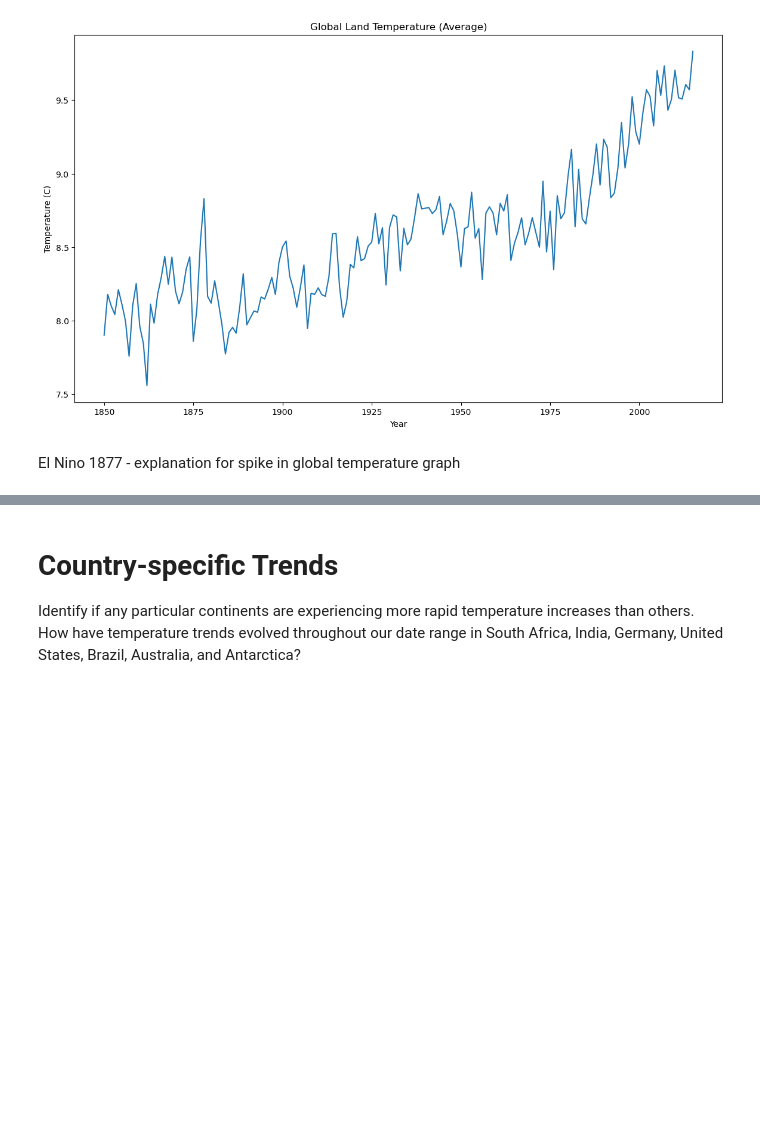
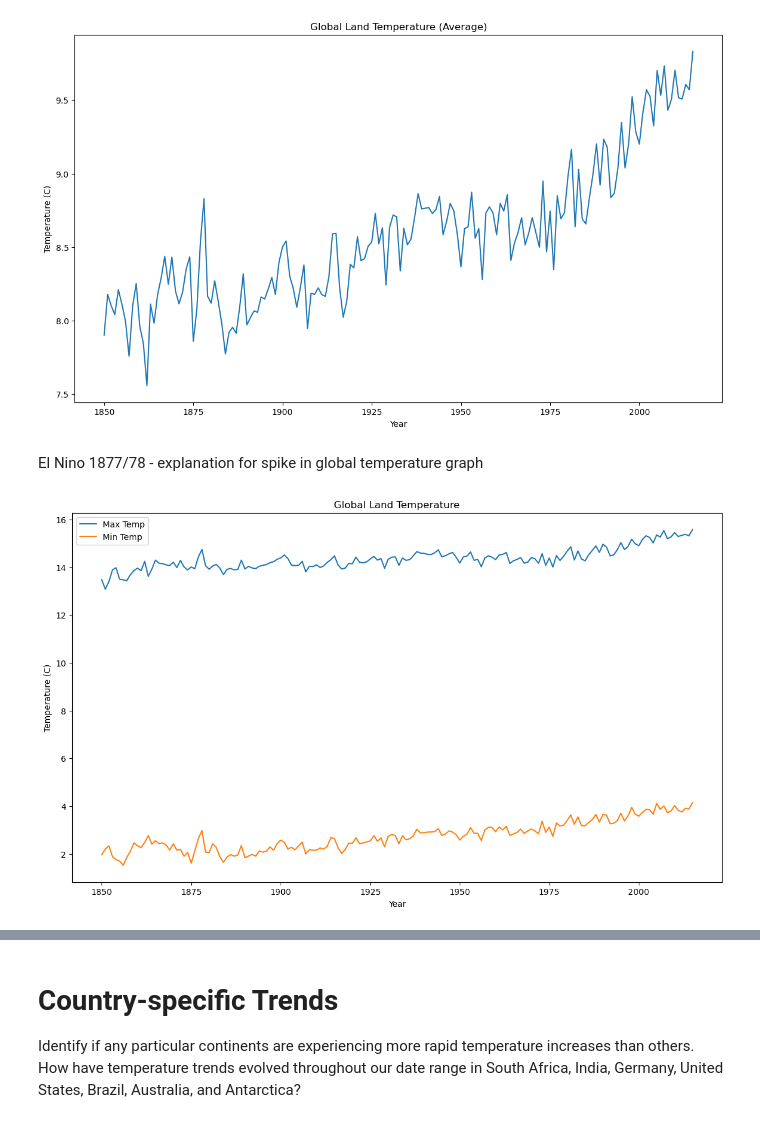
Before and after one commit to Sophiatun/Climate_Change_Analysis, a Jupyter notebook: graph_data.ipynb, the cells around one changed output, grey strips where cells are left out. Drawn from its saved outputs; the diff is of its cells as text; code cells hidden in the pictures; blank space fills up the shorter version.

```diff
--- a/graph_data.ipynb
+++ b/graph_data.ipynb
@@ -40,4 +49,16 @@ plt.show()
 # %% [output]
 [figure]
 # %% [markdown]
-El Nino 1877 - explanation for spike in global temperature graph
+El Nino 1877/78 - explanation for spike in global temperature graph
+# %%
+ # Graph global minimum and maximum temperature data
+plt.figure(figsize=(14, 8))
+sns.lineplot(x='Year', y='LandMaxTemperature', data=global_df, label='Max Temp')
+sns.lineplot(x='Year', y='LandMinTemperature', data=global_df, label='Min Temp')
+plt.title('Global Land Temperature')
+plt.xlabel('Year')
+plt.ylabel('Temperature (C)')
+plt.legend()
+plt.show()
+# %% [output]
+[figure, added]
```
Also changed, not shown: parts of 6 cells of this notebook, 6 other files.
